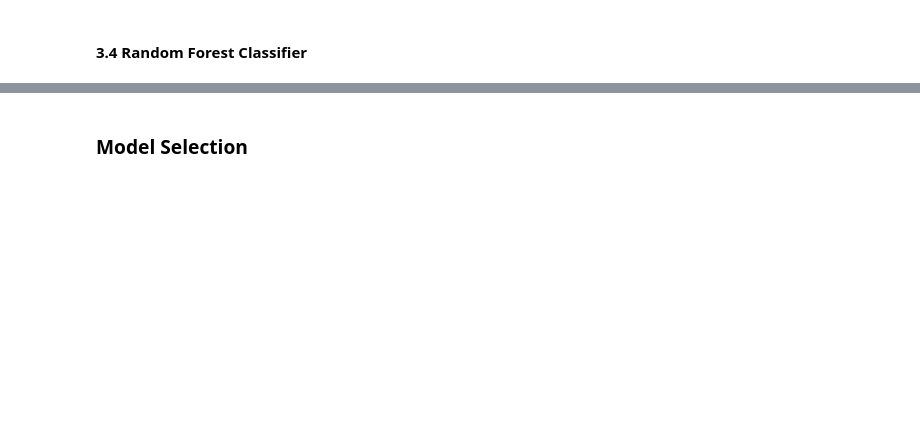
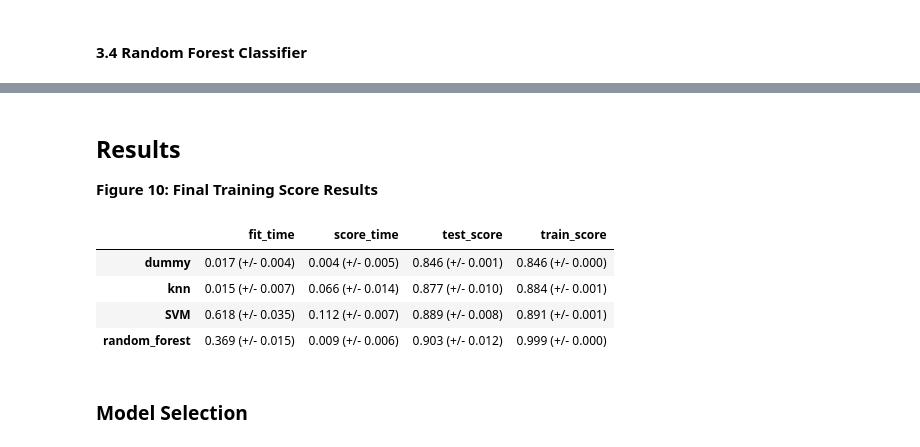
Before and after one commit to DSCI-310-2024/DSCI-310_Group-Project_Group8_Purchasing-Intent-Analysis, a Jupyter notebook: project/Milestone1.ipynb, the cells around one changed output, grey strips where cells are left out. Cells and saved outputs as stored; diff of their text form; code cells hidden in the pictures; blank space fills up the shorter version.

```diff
--- a/project/Milestone1.ipynb
+++ b/project/Milestone1.ipynb
@@ -725,3 +733,15 @@ results_df
+# %% [markdown]
+## Results
+
+**Figure 10: Final Training Score Results**
+# %%
+results_df
+# %% [output]
+|  | fit_time | score_time | test_score | train_score |
+| dummy | 0.017 (+/- 0.004) | 0.004 (+/- 0.005) | 0.846 (+/- 0.001) | 0.846 (+/- 0.000) |
+| knn | 0.015 (+/- 0.007) | 0.066 (+/- 0.014) | 0.877 (+/- 0.010) | 0.884 (+/- 0.001) |
+| SVM | 0.618 (+/- 0.035) | 0.112 (+/- 0.007) | 0.889 (+/- 0.008) | 0.891 (+/- 0.001) |
+| random_forest | 0.369 (+/- 0.015) | 0.009 (+/- 0.006) | 0.903 (+/- 0.012) | 0.999 (+/- 0.000) |
 # %% [markdown]
 ### Model Selection
 # %% [markdown]
```
Also changed, not shown: parts of 29 cells of this notebook.
